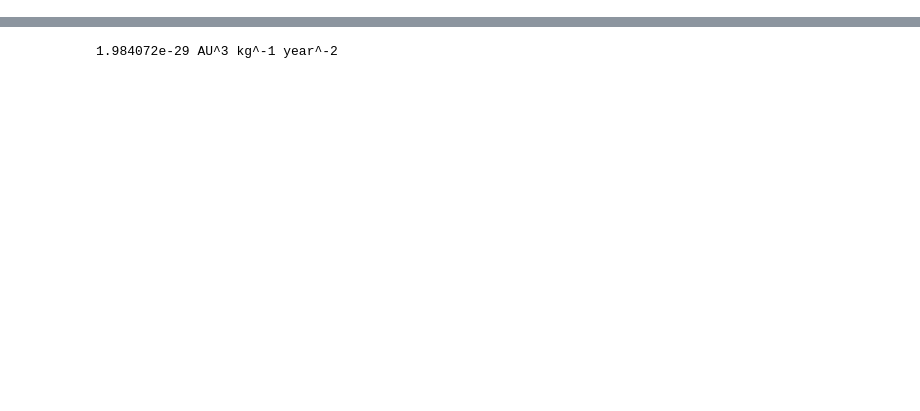
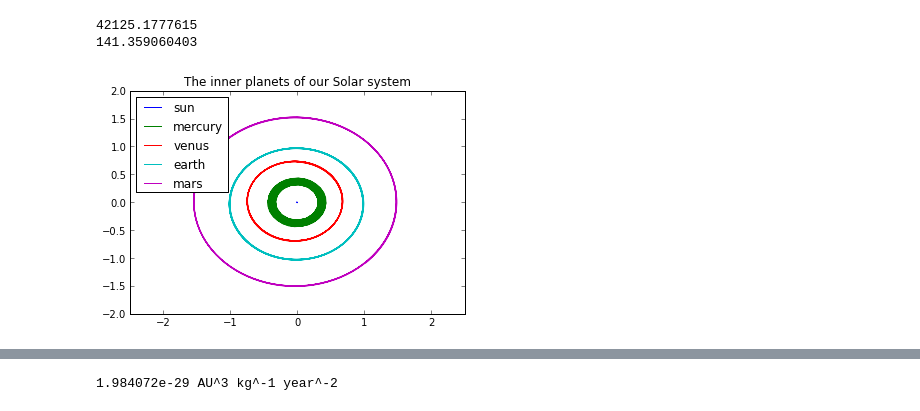
Before and after one commit to wholmen/FYS3150-Project-3, a Jupyter notebook: build-SolarSystem-Desktop-Debug/FYS3150 - Project 3.ipynb, the cells around one changed output, grey strips where cells are left out. Drawn from its saved outputs; the diff is of its cells as text; code cells hidden in the pictures; blank space fills up the shorter version.

```diff
--- a/build-SolarSystem-Desktop-Debug/FYS3150 - Project 3.ipynb
+++ b/build-SolarSystem-Desktop-Debug/FYS3150 - Project 3.ipynb
@@ -3,0 +37,27 @@
+# %%
+Msun = 1.99e30; G = 6.67e-11
+print sqrt(2*G*Msun/AU)
+print 42.125/29.8*100
+# %% [output]
+42125.1777615
+141.359060403
+# %%
+# Tfinal is 5 years for venus and mercury, and 10years for the rest.
+
+from pylab import *
+
+title0 = "sun10.txt"; title1 = "mercury5.txt"; title2 = "venus5.txt"; title3 = "earth10.txt"; title4 = "mars10.txt"; title5 = "jupiter10.txt"
+x00,y00,t00,E00 = readfile(title0); x11,y11,t11,E11 = readfile(title1); x22,y22,t22,E22 = readfile(title2); x33,y33,t33,E33,L33 = readfile(title3)
+x44,y44,t44,E44 = readfile(title4); x55,y55,t55,E55 = readfile(title5)
+
+plot(x00,y00,'-',label="sun")
+plot(x11,y11,'-',label="mercury")
+plot(x22,y22,'-',label="venus")
+plot(x33,y33,'-',label="earth")
+plot(x44,y44,'-',label="mars")
+legend(loc="upper left")
+xlim(-2.5,2.5)
+title("The inner planets of our Solar system"
+show()
+# %% [output]
+[figure, added]
```
Also changed, not shown: parts of 16 cells of this notebook, 36 other files.
